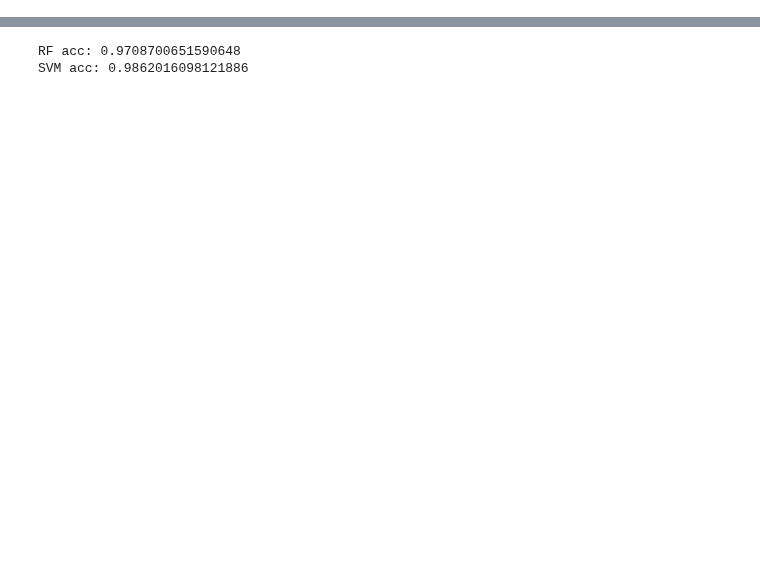
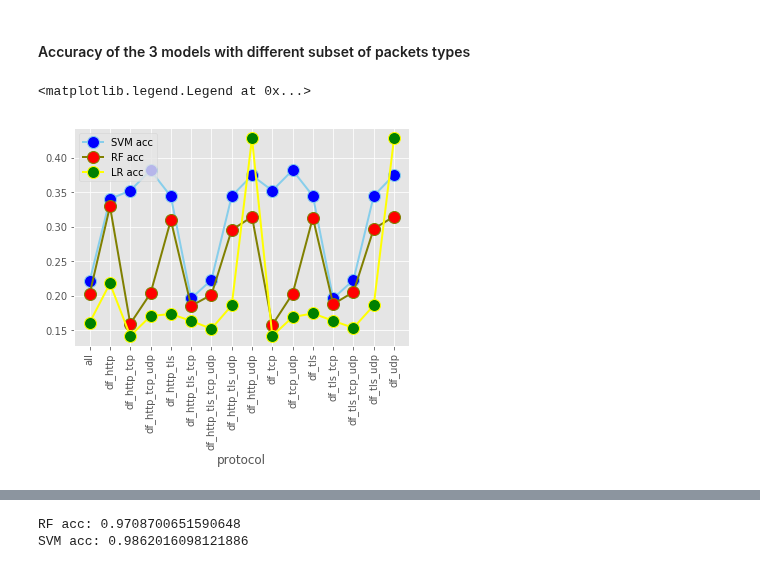
Before and after one commit to mbronckers/cmsc23360, a Jupyter notebook: p2/model.ipynb, the cells around one changed output, grey strips where cells are left out. Drawn from its saved outputs; the diff is of its cells as text; code cells hidden in the pictures; blank space fills up the shorter version.

```diff
--- a/p2/model.ipynb
+++ b/p2/model.ipynb
@@ -14,0 +109,27 @@ Because of the absolute time issue, this model's performance is not representati
+# %% [markdown]
+#### Accuracy of the 3 models with different subset of packets types
+# %%
+x_key = svm_key = list(map(lambda x : x[0], svm_results))
+x_pos = [i for i, _ in enumerate(x_key)]
+
+svm_results = [(k, r['svm']) for k,r in results.items()]
+svm_val = list(map(lambda x : float(x[1]), svm_results))
+
+rf_results = [(k, r['rf']) for k,r in results.items()]
+rf_val = list(map(lambda x : float(x[1]), rf_results))
+
+lr_results =  [(k, r['lr']) for k,r in results.items()]
+lr_val = list(map(lambda x : float(x[1]), lr_results))
+
+# multiple line plot
+plt.plot(x_pos, svm_val, marker='o', markerfacecolor='blue', markersize=12, color='skyblue', linewidth=2, label='SVM acc')
+plt.plot(x_pos, rf_val, marker='o', markerfacecolor='red', markersize=12, color='olive', linewidth=2, label='RF acc')
+plt.plot(x_pos, lr_val, marker='o', markerfacecolor='green', markersize=12, color='yellow', linewidth=2, label='LR acc')
+plt.xticks(x_pos, x_key, rotation='vertical')
+plt.xlabel("protocol")
+plt.ylabel("Accuracy")
+
+plt.legend()
+# %% [output]
+<matplotlib.legend.Legend at 0x...>
+[figure, added]
```
Also changed, not shown: parts of 25 cells of this notebook, 3 other files.
